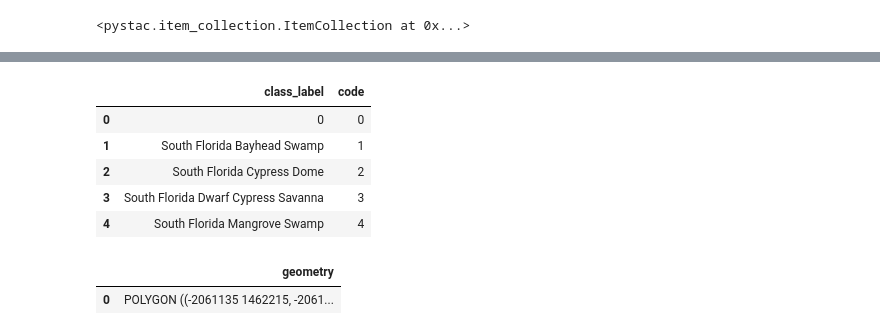
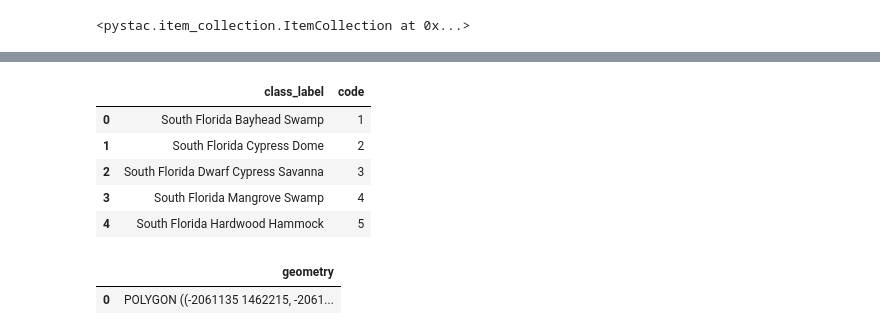
Before and after one commit to wildfire-prep/data-preparation, a Jupyter notebook: code/04_landcover_stats/landcover_stats.ipynb, the cells around one changed output, grey strips where cells are left out. Drawn from its saved outputs; the diff is of its cells as text; code cells hidden in the pictures.

```diff
--- a/code/04_landcover_stats/landcover_stats.ipynb
+++ b/code/04_landcover_stats/landcover_stats.ipynb
@@ -1,6 +1,6 @@
 # %%
 import os
-
+import sys
 import numpy as np
 import pandas as pd
 import matplotlib.pyplot as plt
@@ -14,11 +14,13 @@ import planetary_computer
 
 from IPython.display import Image
 
-import sys
+
 
 sys.path.append("../utils")
 
 import config
+
+pd.set_option("display.max_columns", None)
 # %%
 # Create bbox for Santa Barbara County
 
@@ -111,14 +113,15 @@ Attributes:
     add_offset:              0.0
 # %%
 labels = pd.read_csv("landcover_data/GAP_National_Terrestrial_Ecosystems.csv")
+labels = labels.drop(labels.index[0]).reset_index(drop=True)
 labels.head()
 # %% [output]
 |  | class_label | code |
-| 0 | 0 | 0 |
-| 1 | South Florida Bayhead Swamp | 1 |
-| 2 | South Florida Cypress Dome | 2 |
-| 3 | South Florida Dwarf Cypress Savanna | 3 |
-| 4 | South Florida Mangrove Swamp | 4 |
+| 0 | South Florida Bayhead Swamp | 1 |
+| 1 | South Florida Cypress Dome | 2 |
+| 2 | South Florida Dwarf Cypress Savanna | 3 |
+| 3 | South Florida Mangrove Swamp | 4 |
+| 4 | South Florida Hardwood Hammock | 5 |
 # %%
 landcover = landcover.squeeze().drop_vars("band")
 # %%
```
Also changed, not shown: parts of 12 cells of this notebook, 1 other file.
